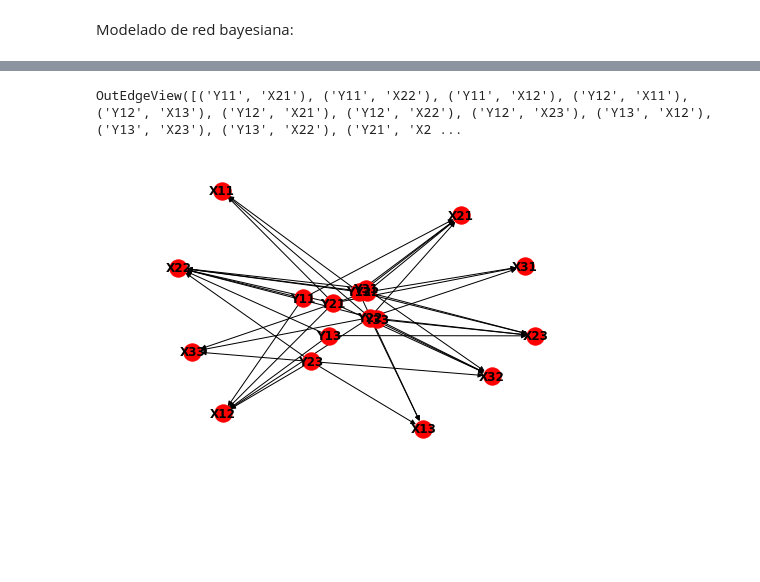
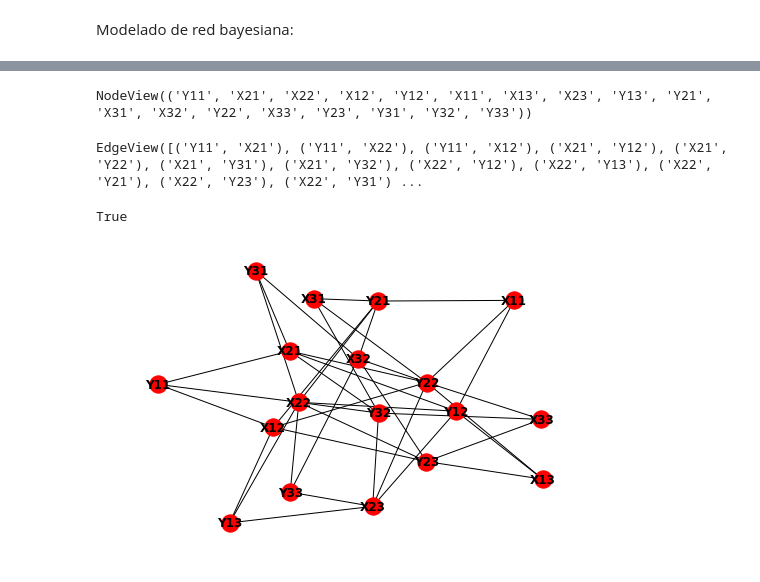
Before and after one commit to antnolang/Buscaminas, a Jupyter notebook: Código.ipynb, the cells around one changed output, grey strips where cells are left out. Saved outputs shown, nothing was run; the diff lists cells and outputs as text; code cells hidden in the pictures; blank space fills up the shorter version.

```diff
--- a/Código.ipynb
+++ b/Código.ipynb
@@ -121,28 +121,30 @@ Modelado de red bayesiana:
 # Para definir la red bayesiana del juego Buscaminas, primero debemos construir el DAG
 # Para ello, definimos los vértices y las aristas del grafo.
 
-def generateDAG(model, n, m):
+def generateDAG(n, m):
     # Añadimos las aristas a la red bayesiana
     # Un vértice del tipo Yij tendrá una arista con otro vértice de la forma Xij si son colidantes
     # Por tanto, vamos a ir recorriendo cada una de las casillas del tablero y creando aristas que una
     # el vértice Y de esa casilla con los vértices X de las casillas colindantes.
     # Los vértices se crean automáticamente.
+    DAG = nx.Graph()
+    Modelo_Buscaminas = pgmm.BayesianModel()
     for i in range(1,n+1):
         for j in range(1,m+1):
             if i==1:
                 if j==1:
                     # Independientemente del tamaño del tablero, el vértice Y11 siempre tiene los mismos vecinos:
-                    model.add_edges_from([('Y11','X21'),
+                    Modelo_Buscaminas.add_edges_from([('Y11','X21'),
                                           ('Y11','X22'),
                                           ('Y11','X12')])
                     # El vértice Y1,m posee siempre los mismo vecinos: X1,m-1 y X2,m y X2,m-1:
                 elif j==m:
-                    model.add_edges_from([('Y1'+str(m),'X1'+str(m-1)),
+                    Modelo_Buscaminas.add_edges_from([('Y1'+str(m),'X1'+str(m-1)),
                                           ('Y1'+str(m),'X2'+str(m)),
                                           ('Y1'+str(m),'X2'+str(m-1))])
                    # En esta rama se añaden las aristas correspondientes a los vértices donde j>1 && j<m:
                 else:
-                    model.add_edges_from([('Y1'+str(j),'X'+str(i)+str(j-1)),
+                    Modelo_Buscaminas.add_edges_from([('Y1'+str(j),'X'+str(i)+str(j-1)),
                                           ('Y1'+str(j),'X'+str(i)+str(j+1)),
                                           ('Y1'+str(j),'X'+str(i+1)+str(j-1)),
                                           ('Y1'+str(j),'X'+str(i+1)+str(j)),
@@ -150,17 +152,17 @@ def generateDAG(model, n, m):
             elif i==n:
                 if j==1:
                     # El vértice Yn,1 posee 3 vecinos que son Xn,2, Xn-1,1 y Xn-1,2:
-                    model.add_edges_from([('Y'+str(n)+str(1),'X'+str(n)+str(2)),
+                    Modelo_Buscaminas.add_edges_from([('Y'+str(n)+str(1),'X'+str(n)+str(2)),
                                           ('Y'+str(n)+str(1),'X'+str(n-1)+str(1)),
                                           ('Y'+str(n)+str(1),'X'+str(n-1)+str(2))])
                    # El vértice Yn,m posee como vecinos los siguientes vértices: Xn,m-1, Xn-1,m y Xn-1,m-1:
                 elif j==m:
-                    model.add_edges_from([('Y'+str(n)+str(m),'X'+str(n)+str(m-1)),
+                    Modelo_Buscaminas.add_edges_from([('Y'+str(n)+str(m),'X'+str(n)+str(m-1)),
                                           ('Y'+str(n)+str(m),'X'+str(n-1)+str(m)),
                                           ('Y'+str(n)+str(m),'X'+str(n-1)+str(m-1))])
                     # Los vecinos de los vértices Yi,j en los que j>1 y j<m son: Xn,j-1, Xn,j+1, Xn-1,j-1, Xn-1,j y Xn-1,j+1:
                 else:
-                    model.add_edges_from([('Y'+str(n)+str(j),'X'+str(n)+str(j-1)),
+                    Modelo_Buscaminas.add_edges_from([('Y'+str(n)+str(j),'X'+str(n)+str(j-1)),
                                           ('Y'+str(n)+str(j),'X'+str(n)+str(j+1)),
                                           ('Y'+str(n)+str(j),'X'+str(n-1)+str(j-1)),
                                           ('Y'+str(n)+str(j),'X'+str(n-1)+str(j)),
@@ -170,21 +172,21 @@ def generateDAG(model, n, m):
             else:
                 # Subrama 1: se añaden las aristas para los vértices Yi,1 y sus correspondientes vecinos
                 if j==1:
-                    model.add_edges_from([('Y'+str(i)+str(1),'X'+str(i)+str(2)),
+                    Modelo_Buscaminas.add_edges_from([('Y'+str(i)+str(1),'X'+str(i)+str(2)),
                                           ('Y'+str(i)+str(1),'X'+str(i+1)+str(1)),
                                           ('Y'+str(i)+str(1),'X'+str(i+1)+str(2)),
                                           ('Y'+str(i)+str(1),'X'+str(i-1)+str(1)),
                                           ('Y'+str(i)+str(1),'X'+str(i-1)+str(2))])
                 # Subrama 2: se añaden las aristas para los vértices Yi,m y sus correspondientes vecinos
                 elif j==m:
-                    model.add_edges_from([('Y'+str(i)+str(m),'X'+str(i)+str(m-1)),
+                    Modelo_Buscaminas.add_edges_from([('Y'+str(i)+str(m),'X'+str(i)+str(m-1)),
                                           ('Y'+str(i)+str(m),'X'+str(i+1)+str(m)),
                                           ('Y'+str(i)+str(m),'X'+str(i+1)+str(m-1)),
                                           ('Y'+str(i)+str(m),'X'+str(i-1)+str(m)),
                                           ('Y'+str(i)+str(m),'X'+str(i-1)+str(m-1))])
                 # Subrama 3: se añaden las aristas para los vértices Yi,j donde 1<j<m y sus correspondientes vecinos
                 else:
-                    model.add_edges_from([('Y'+str(i)+str(j),'X'+str(i)+str(j+1)),
+                    Modelo_Buscaminas.add_edges_from([('Y'+str(i)+str(j),'X'+str(i)+str(j+1)),
                                           ('Y'+str(i)+str(j),'X'+str(i)+str(j-1)),
                                           ('Y'+str(i)+str(j),'X'+str(i+1)+str(j-1)),
                                           ('Y'+str(i)+str(j),'X'+str(i+1)+str(j)),
@@ -193,4 +195,7 @@ def generateDAG(model, n, m):
                                           ('Y'+str(i)+str(j),'X'+str(i-1)+str(j)),
                                           ('Y'+str(i)+str(j),'X'+str(i-1)+str(j+1))])
 
-    return model
+            DAG.add_nodes_from(Modelo_Buscaminas.nodes())
+            DAG.add_edges_from(Modelo_Buscaminas.edges())
+
+    return DAG
@@ -204,11 +202,19 @@ NodeView(('Y11', 'X21', 'X22', 'X12', 'Y12', 'X11', 'X13', 'X23', 'Y13', 'Y21',
+# %%
+def drawDAG(DAG):
+    nx.draw(DAG, with_labels=True, font_weight='bold')
+    return True
+# %%
+grafo = generateDAG(3, 3)
+# %%
+grafo.nodes()
+# %% [output]
+NodeView(('Y11', 'X21', 'X22', 'X12', 'Y12', 'X11', 'X13', 'X23', 'Y13', 'Y21', 'X31', 'X32', 'Y22', 'X33', 'Y23', 'Y31', 'Y32', 'Y33'))
 # %%
-Modelo_Buscaminas.edges()
+grafo.edges()
 # %% [output]
-OutEdgeView([('Y11', 'X21'), ('Y11', 'X22'), ('Y11', 'X12'), ('Y12', 'X11'), ('Y12', 'X13'), ('Y12', 'X21'), ('Y12', 'X22'), ('Y12', 'X23'), ('Y13', 'X12'), ('Y13', 'X23'), ('Y13', 'X22'), ('Y21', 'X2 ...
+EdgeView([('Y11', 'X21'), ('Y11', 'X22'), ('Y11', 'X12'), ('X21', 'Y12'), ('X21', 'Y22'), ('X21', 'Y31'), ('X21', 'Y32'), ('X22', 'Y12'), ('X22', 'Y13'), ('X22', 'Y21'), ('X22', 'Y23'), ('X22', 'Y31') ...
-# %%
-DAG = nx.DiGraph()
-DAG.add_nodes_from(Modelo_Buscaminas.nodes())
-DAG.add_edges_from(Modelo_Buscaminas.edges())
-nx.draw(DAG, with_labels=True, font_weight='bold')
-# %% [output]
-[figure, removed]
+# %%
+drawDAG(grafo)
+# %% [output]
+True
+[figure, added]
```
Also changed, not shown: parts of 1 cell of this notebook, 1 other file.
